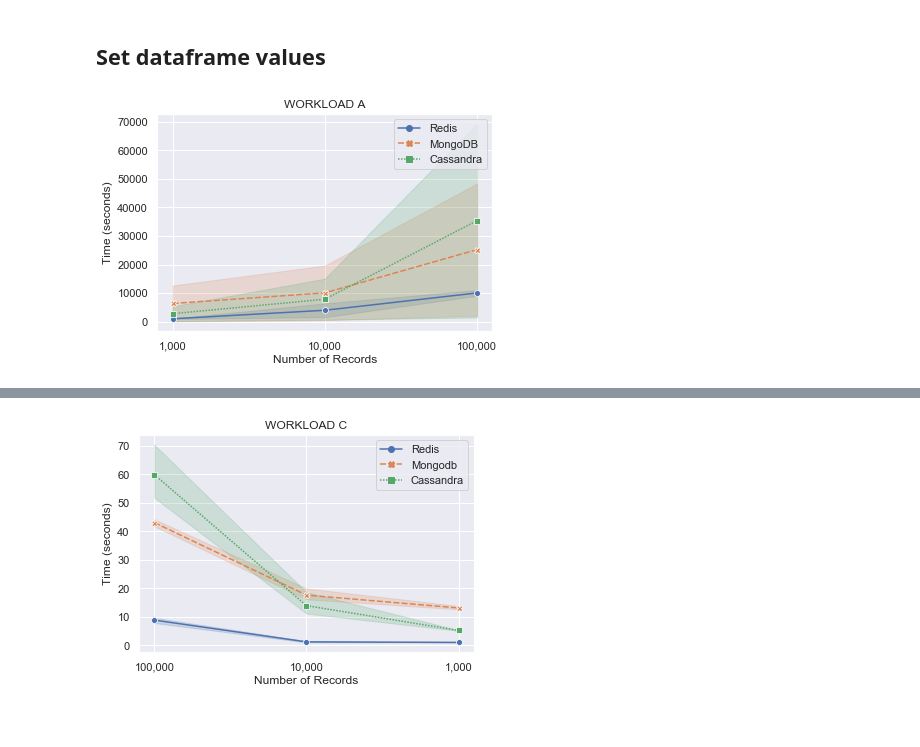
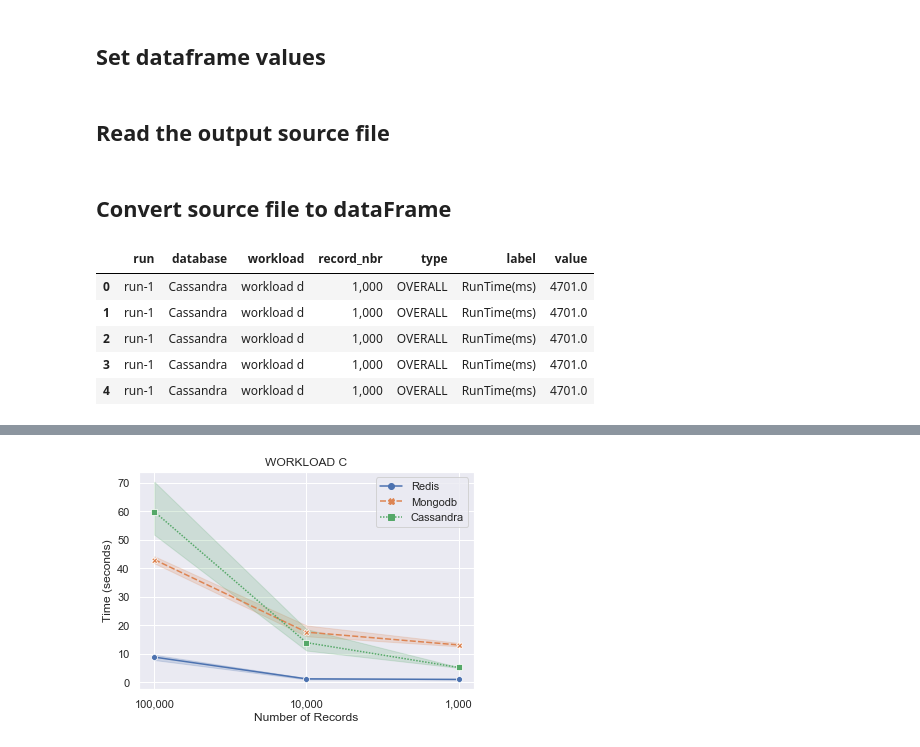
Before and after one commit to philipsales/YCSB-bash-scripts, a Jupyter notebook: visualization/lineplot.ipynb, the cells around one changed output, grey strips where cells are left out. Cells and saved outputs as stored; diff of their text form; code cells hidden in the pictures; blank space fills up the shorter version.

```diff
--- a/visualization/lineplot.ipynb
+++ b/visualization/lineplot.ipynb
@@ -239,4 +165,6 @@ def set_data_row():
     output_data['value'] = set_value()
 
     return output_data
+# %% [markdown]
+## Read the output source file
 # %%
@@ -254,9 +186,12 @@ for filename_path in filename_paths:
+# %% [markdown]
+## Convert source file to dataFrame
 # %%
 db3 = pd.DataFrame(df_output, columns=['run','database','workload','record_nbr','type','label','value'])
-db3.to_csv('output_df.csv',sep=',')
+db3.head()
+# %% [output]
+|  | run | database | workload | record_nbr | type | label | value |
+| 0 | run-1 | Cassandra | workload d | 1,000 | OVERALL | RunTime(ms) | 4701.0 |
+| 1 | run-1 | Cassandra | workload d | 1,000 | OVERALL | RunTime(ms) | 4701.0 |
+| 2 | run-1 | Cassandra | workload d | 1,000 | OVERALL | RunTime(ms) | 4701.0 |
+| 3 | run-1 | Cassandra | workload d | 1,000 | OVERALL | RunTime(ms) | 4701.0 |
+| 4 | run-1 | Cassandra | workload d | 1,000 | OVERALL | RunTime(ms) | 4701.0 |
-# %%
-workload = 'workload a'
-db1.query("label=='RunTime(ms)'")
-renderGraph(db1, workload)
-# %% [output]
-[figure, removed]
```
Also changed, not shown: parts of 18 cells of this notebook, 6 other files.
